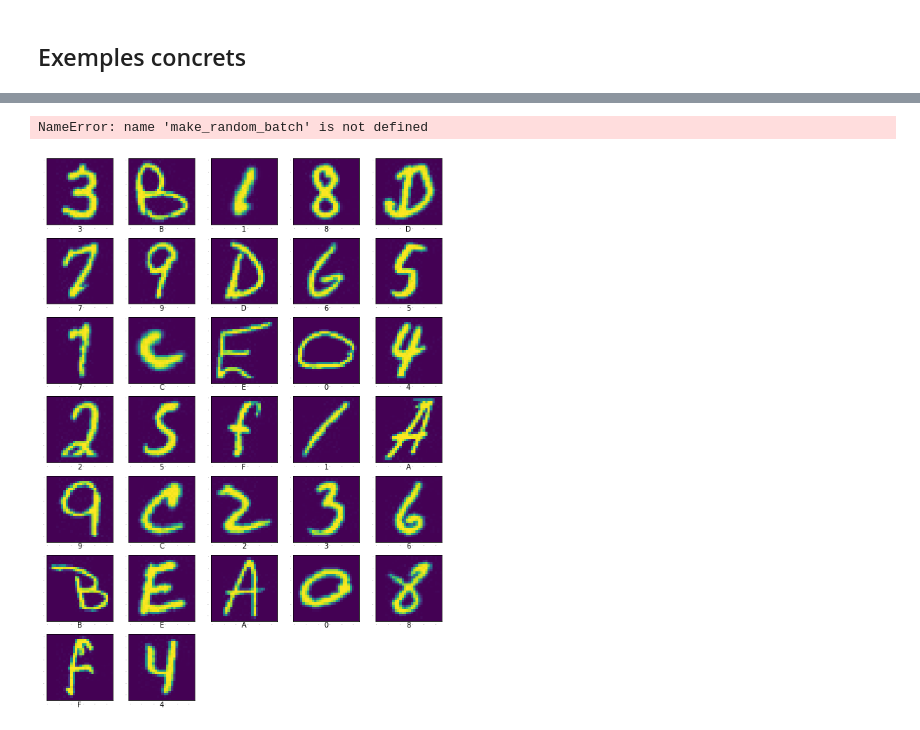
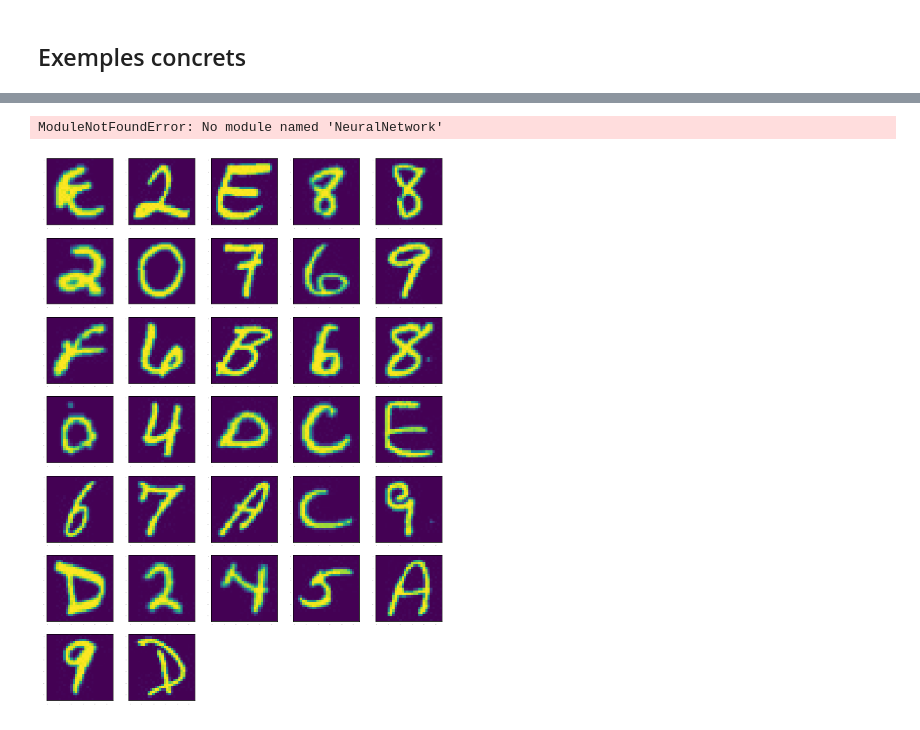
Before and after one commit to MK8BK/Deep_Learning_ISD, a Jupyter notebook: demo.ipynb, the cells around one changed output, grey strips where cells are left out. Cells and saved outputs as stored; diff of their text form; code cells hidden in the pictures.

```diff
--- a/demo.ipynb
+++ b/demo.ipynb
@@ -15,19 +16,16 @@ ModuleNotFoundError: No module named 'Trainer'
 # %%
-f = open("nn.pkl", 'rb')
+f = open("models/nn.pkl", 'rb')
 nn = pickle.load(f)
 f.close()
+# %% [output]
+ModuleNotFoundError: No module named 'NeuralNetwork'
 # %%
-batch = make_random_batch("./EMNIST_DATA_SET/", 32, CLASSES, equilibrium=True)
-imgs = [load_pil_image(f) for f in batch]
-image_grid(imgs, titles=[" "]*len(batch))
 # %% [output]
-NameError: name 'make_random_batch' is not defined
+[figure, added]
 # %%
 titles = []
 for i in range(len(batch)):
-    x, nim, im = load_image(batch[i], CLASSES)
+    x, nim, im , y= load_image(batch[i], CLASSES)
     p = nn.forward(nim)
     titles.append(predictions(p)[0])
 image_grid(imgs, titles=titles)
-# %% [output]
-[figure, removed]
```
Also changed, not shown: parts of 1 cell of this notebook, 4 other files.
